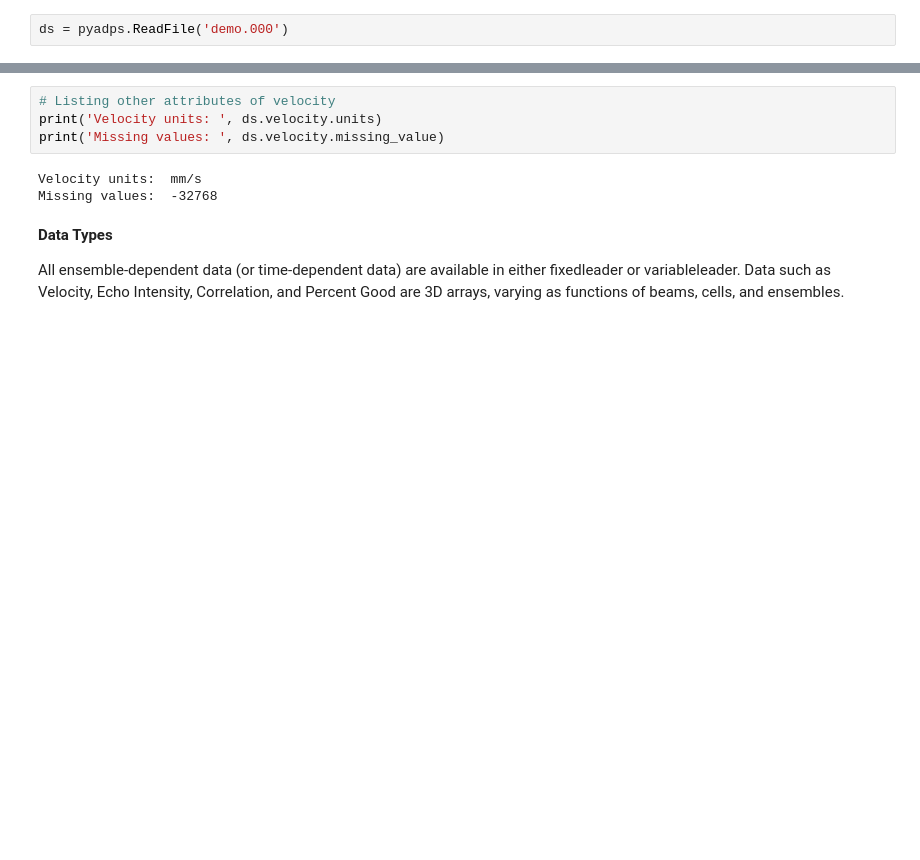
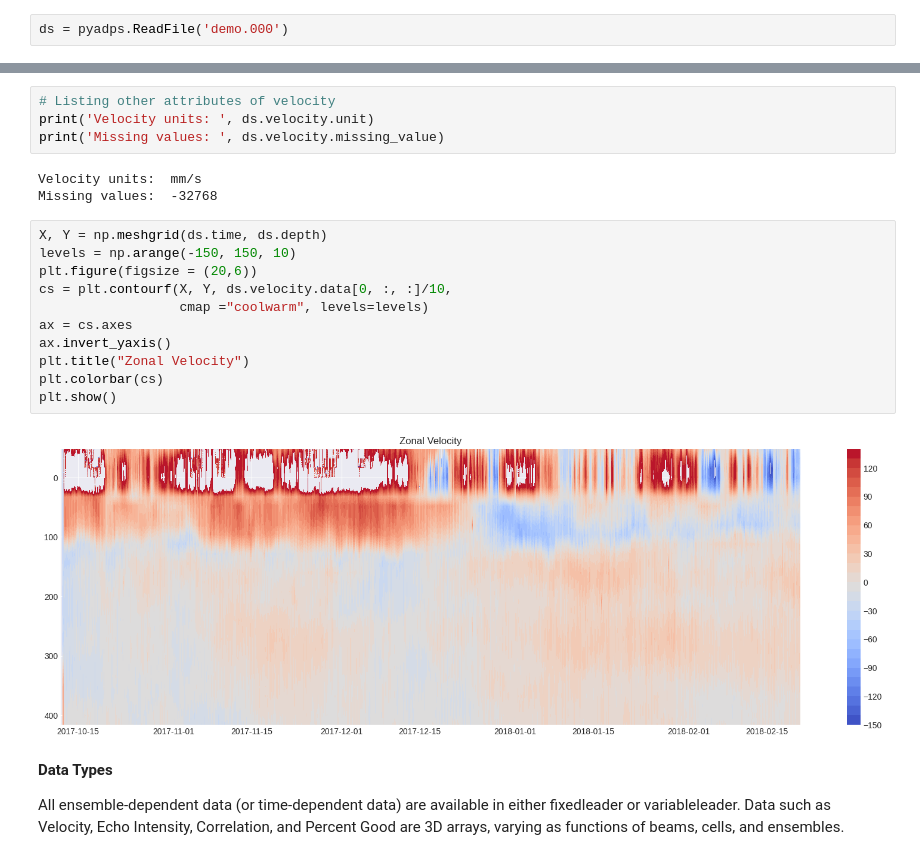
Before and after one commit to p-amol/pyadps, a Jupyter notebook: docs/source/example.ipynb, the cells around one changed output, grey strips where cells are left out. Saved outputs shown, nothing was run; the diff lists cells and outputs as text; blank space fills up the shorter version.

```diff
--- a/docs/source/example.ipynb
+++ b/docs/source/example.ipynb
@@ -18,10 +24,23 @@ array([ -3,  -6, -14, -22, -20, -19, -22, -20, -26, -28], dtype=int16)
 # %%
 # Listing other attributes of velocity
-print('Velocity units: ', ds.velocity.units)
+print('Velocity units: ', ds.velocity.unit)
 print('Missing values: ', ds.velocity.missing_value)
 # %% [output]
 Velocity units:  mm/s
 Missing values:  -32768
+# %%
+X, Y = np.meshgrid(ds.time, ds.depth)
+levels = np.arange(-150, 150, 10)
+plt.figure(figsize = (20,6))
+cs = plt.contourf(X, Y, ds.velocity.data[0, :, :]/10,
+                  cmap ="coolwarm", levels=levels)
+ax = cs.axes
+ax.invert_yaxis()
+plt.title("Zonal Velocity")
+plt.colorbar(cs)
+plt.show()
+# %% [output]
+[figure, added]
 # %% [markdown]
 **Data Types**
 
```
Also changed, not shown: parts of 11 cells of this notebook, 2 other files.
